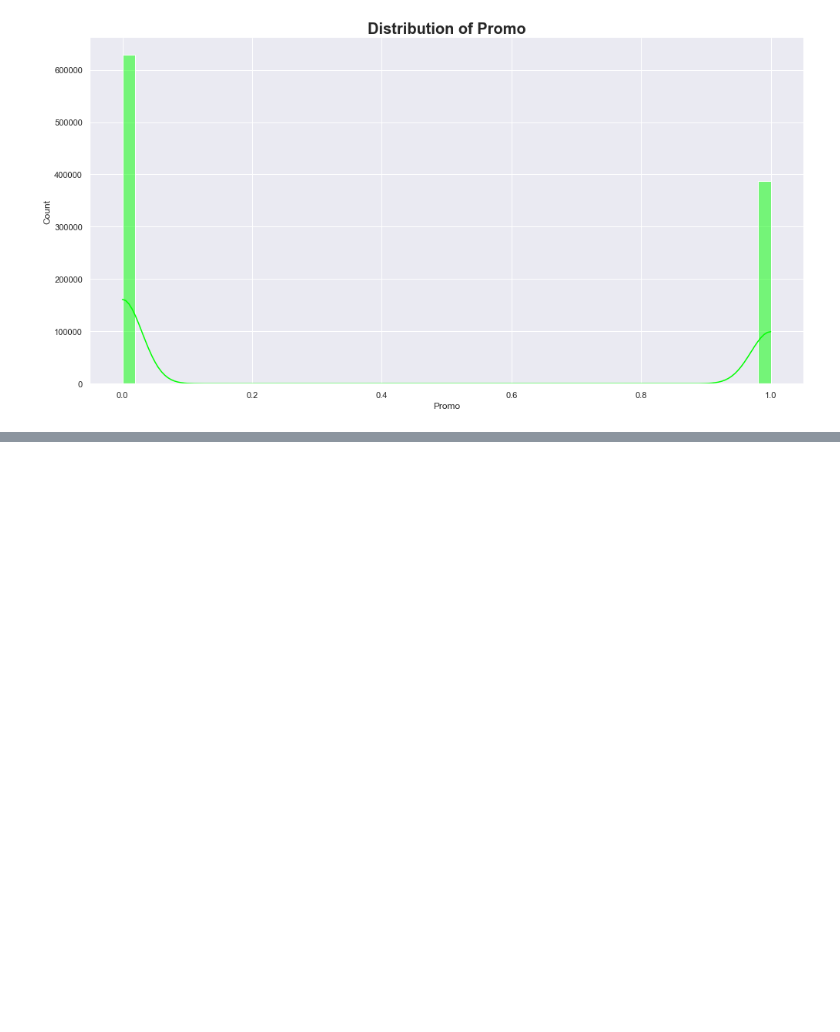
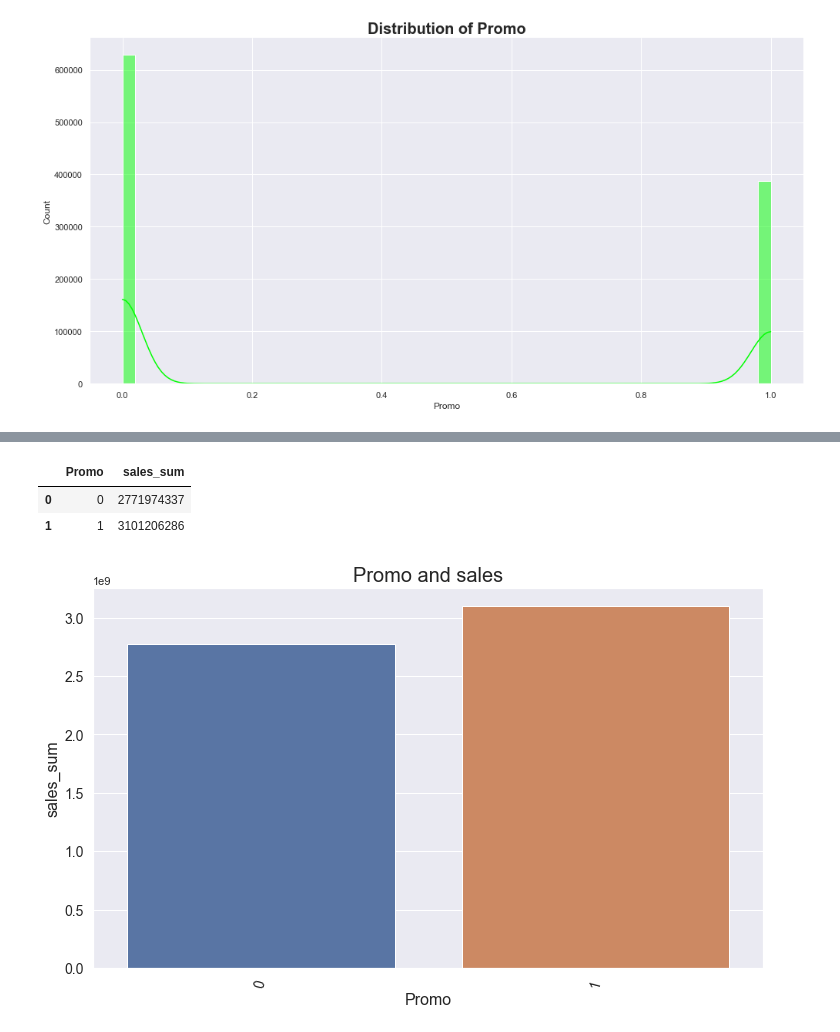
Before and after one commit to kebishaa/Pharmaceutical-Sales-Prediction, a Jupyter notebook: notebooks/data_exploration.ipynb, the cells around one changed output, grey strips where cells are left out. Drawn from its saved outputs; the diff is of its cells as text; code cells hidden in the pictures; blank space fills up the shorter version.

```diff
--- a/notebooks/data_exploration.ipynb
+++ b/notebooks/data_exploration.ipynb
@@ -52,0 +81,14 @@ exploration.plot_hist(train_data, 'Promo', 'lime')
+# %%
+# promo and sales
+sales_promo = train_data.groupby('Promo')["Sales"].sum()
+# %%
+promo_sale= pd.DataFrame({'Promo':sales_promo.index, 'sales_sum':sales_promo.values})
+promo_sale.head()
+# %% [output]
+|  | Promo | sales_sum |
+| 0 | 0 | 2771974337 |
+| 1 | 1 | 3101206286 |
+# %%
+exploration.plot_bar(promo_sale, 'Promo', 'sales_sum', 'Promo and sales', 'Promo', 'sales_sum')
+# %% [output]
+[figure, added]
```
Also changed, not shown: parts of 3 cells of this notebook.
